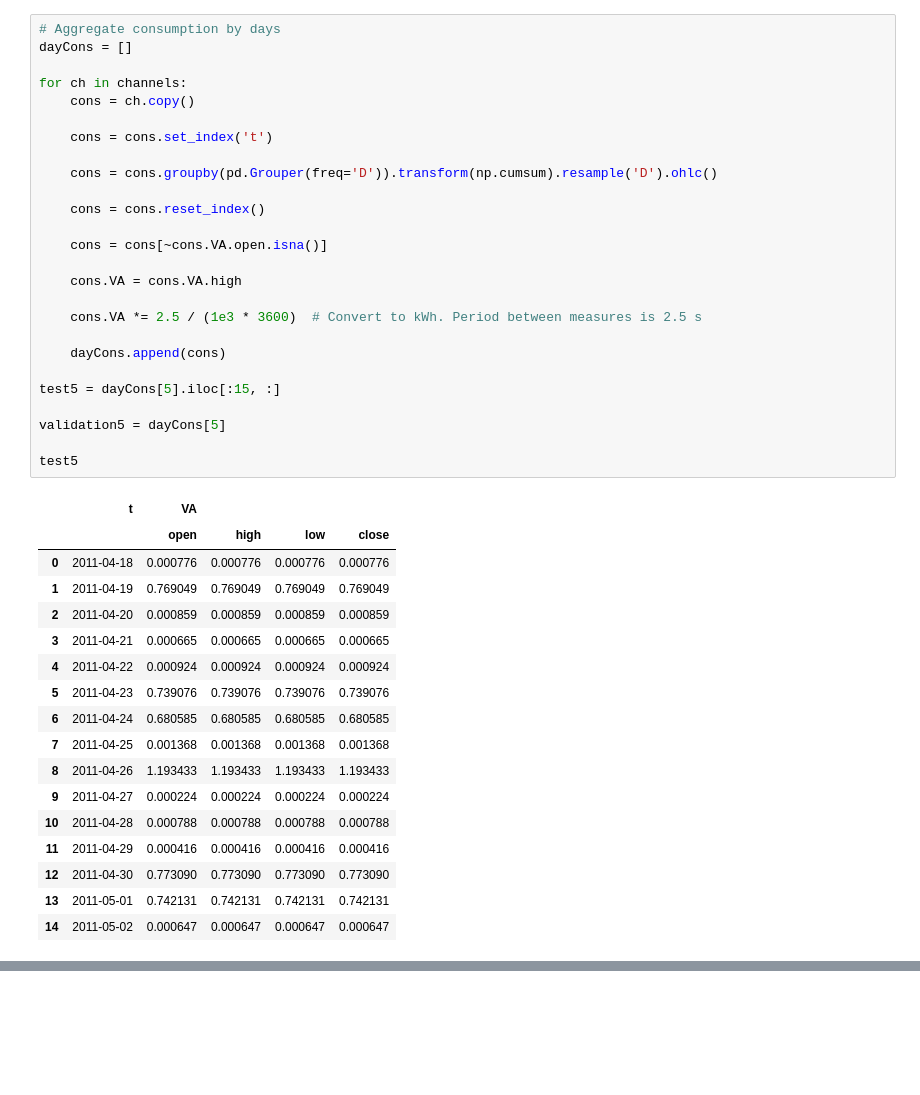
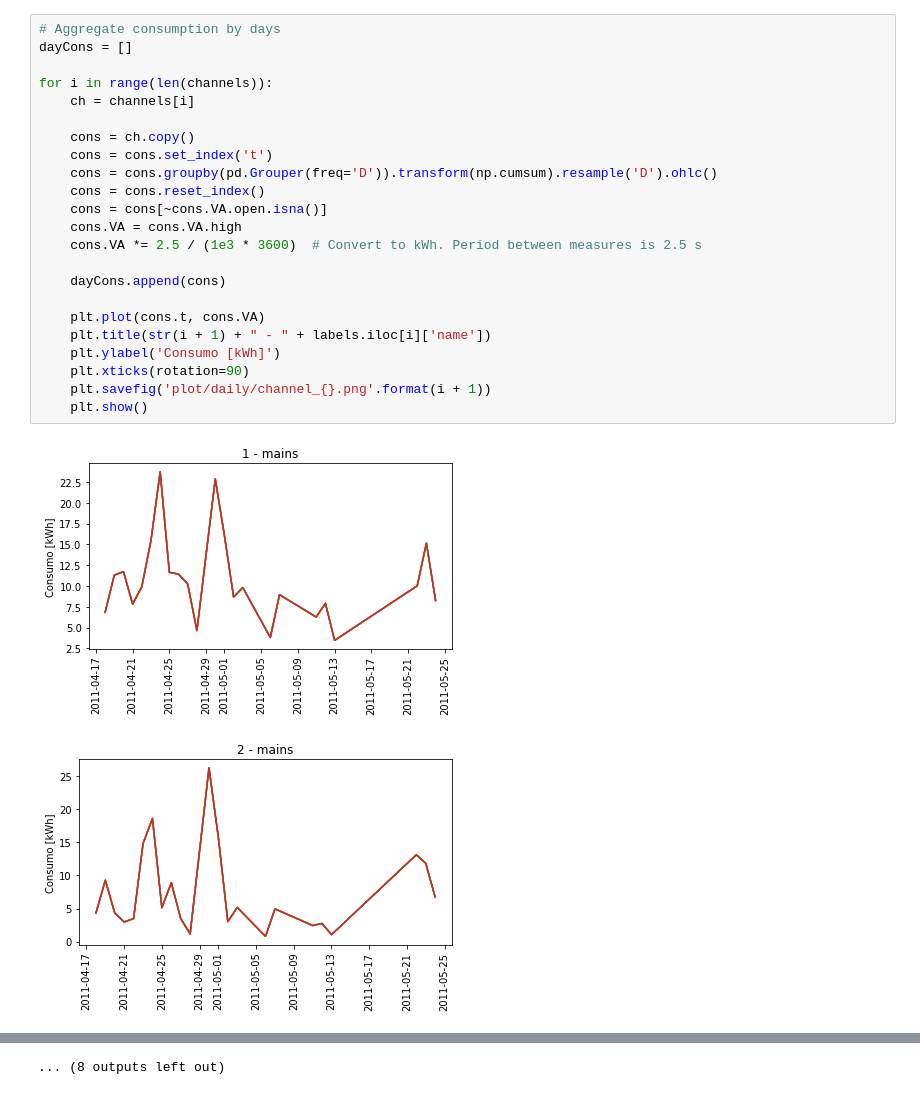
Before and after one commit to tiagoyukio12/TCC-2019, a Jupyter notebook: predicao/predicao.ipynb, the cells around one changed output, grey strips where cells are left out. Cells and saved outputs as stored; diff of their text form; blank space fills up the shorter version.

```diff
--- a/predicao/predicao.ipynb
+++ b/predicao/predicao.ipynb
@@ -48,44 +106,26 @@ channels[5]
 # %%
 # Aggregate consumption by days
 dayCons = []
 
-for ch in channels:
+for i in range(len(channels)):
+    ch = channels[i]
+
     cons = ch.copy()
-
     cons = cons.set_index('t')
-
     cons = cons.groupby(pd.Grouper(freq='D')).transform(np.cumsum).resample('D').ohlc()
-
     cons = cons.reset_index()
-
     cons = cons[~cons.VA.open.isna()]
-
     cons.VA = cons.VA.high
-
     cons.VA *= 2.5 / (1e3 * 3600)  # Convert to kWh. Period between measures is 2.5 s
 
     dayCons.append(cons)
 
-test5 = dayCons[5].iloc[:15, :]
-
-validation5 = dayCons[5]
-
-test5
+    plt.plot(cons.t, cons.VA)
+    plt.title(str(i + 1) + " - " + labels.iloc[i]['name'])
+    plt.ylabel('Consumo [kWh]')
+    plt.xticks(rotation=90)
+    plt.savefig('plot/daily/channel_{}.png'.format(i + 1))
+    plt.show()
 # %% [output]
-|  | t | VA |  |  |  |
-|  |  | open | high | low | close |
-| 0 | 2011-04-18 | 0.000776 | 0.000776 | 0.000776 | 0.000776 |
-| 1 | 2011-04-19 | 0.769049 | 0.769049 | 0.769049 | 0.769049 |
-| 2 | 2011-04-20 | 0.000859 | 0.000859 | 0.000859 | 0.000859 |
-| 3 | 2011-04-21 | 0.000665 | 0.000665 | 0.000665 | 0.000665 |
-| 4 | 2011-04-22 | 0.000924 | 0.000924 | 0.000924 | 0.000924 |
-| 5 | 2011-04-23 | 0.739076 | 0.739076 | 0.739076 | 0.739076 |
-| 6 | 2011-04-24 | 0.680585 | 0.680585 | 0.680585 | 0.680585 |
-| 7 | 2011-04-25 | 0.001368 | 0.001368 | 0.001368 | 0.001368 |
-| 8 | 2011-04-26 | 1.193433 | 1.193433 | 1.193433 | 1.193433 |
-| 9 | 2011-04-27 | 0.000224 | 0.000224 | 0.000224 | 0.000224 |
-| 10 | 2011-04-28 | 0.000788 | 0.000788 | 0.000788 | 0.000788 |
-| 11 | 2011-04-29 | 0.000416 | 0.000416 | 0.000416 | 0.000416 |
-| 12 | 2011-04-30 | 0.773090 | 0.773090 | 0.773090 | 0.773090 |
-| 13 | 2011-05-01 | 0.742131 | 0.742131 | 0.742131 | 0.742131 |
-| 14 | 2011-05-02 | 0.000647 | 0.000647 | 0.000647 | 0.000647 |
+[figure, added]
+[figure, added]
@@ -91,0 +142 @@ test5
+... (8 outputs left out)
```
Also changed, not shown: parts of 16 cells of this notebook.
